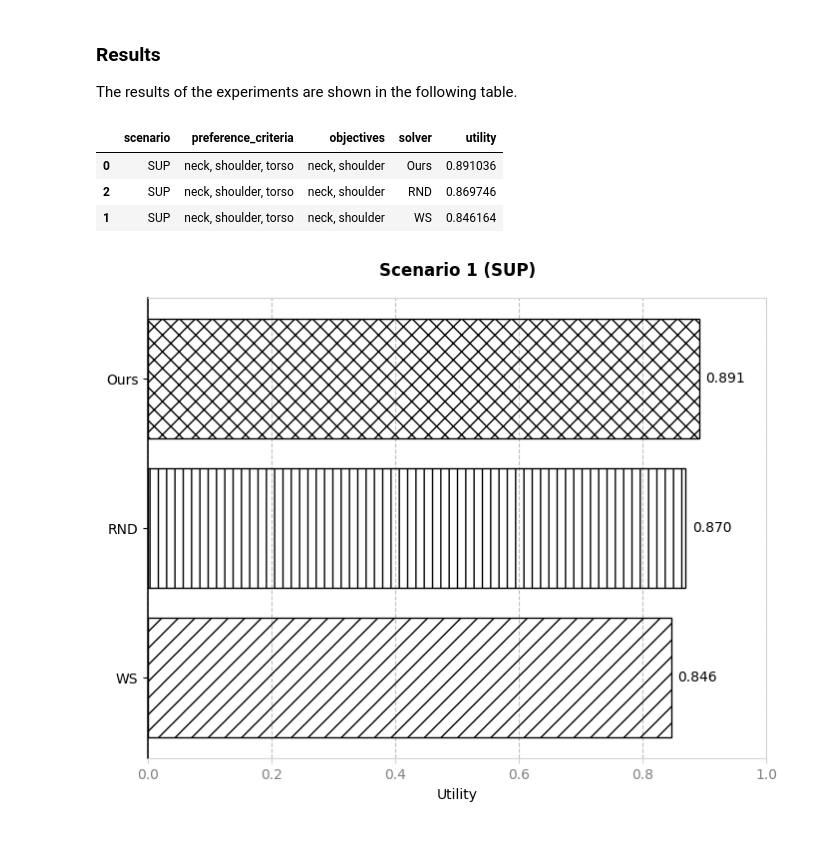
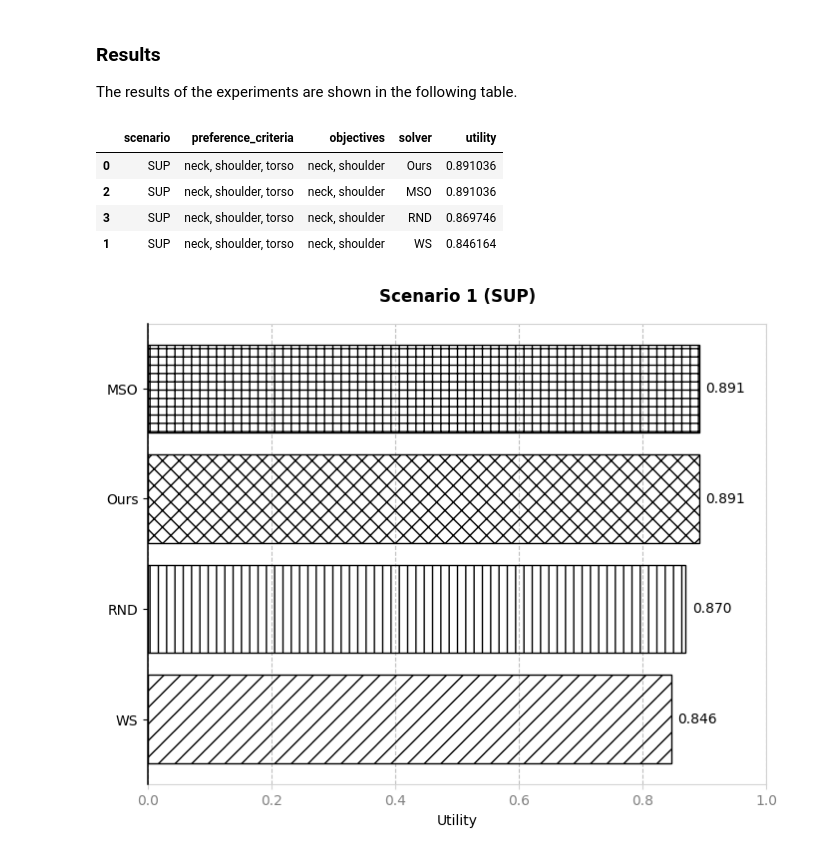
Before and after one commit to christophajohns/auit-pareto-solver, a Jupyter notebook: evaluation.ipynb, the cells around one changed output. Cells and saved outputs as stored; diff of their text form; code cells hidden in the pictures.

Commit message:
Implement single objectives solver

```diff
--- a/evaluation.ipynb
+++ b/evaluation.ipynb
@@ -94,3 +94,26 @@ Equally Weighted Sum Utility: 0.8461635646145993
 ### Baseline Solver 2: Multiple Single-Objective Solvers (MSO)
 
 The second baseline solver is a single-objective solver that is used for all objectives in the utility function.
+# %%
+import experiments.single_objectives_solver
+
+def get_utilities_of_single_objective_adaptations(problem, get_utility, verbose = False):
+    """Get the utilities of Pareto optimal adaptations."""
+    single_objectives_solver = experiments.single_objectives_solver.SingleObjectivesSolver(problem, pop=100, n_gen=100, seed=42)
+    single_objective_adaptations = single_objectives_solver.get_adaptations()
+    utilities = [get_utility(adaptation) for adaptation in single_objective_adaptations]
+    if verbose:
+        print(f"Adaptations (MSO): {len(single_objective_adaptations)} adaptations")
+        print("Utilities (MSO):", utilities)
+        print("Max Utility Adaptation (MSO):", single_objective_adaptations[np.argmax(utilities)])
+        print("Max Utility (MSO):", np.max(utilities))
+    return utilities
+
+utilities_for_mso_adaptations = get_utilities_of_single_objective_adaptations(problem, get_utility, verbose=True)
+results = results.append({
+    "scenario": "SUP",
+    "preference_criteria": ", ".join(SCENARIO_1_PREFERENCE_CRITERIA),
+    "objectives": ", ".join(SCENARIO_1_OBJECTIVES),
+    "solver": "MSO",
+    "utility": np.max(utilities_for_pareto_front_adaptations),
+}, ignore_index=True)
@@ -147,7 +175,8 @@ results[results["scenario"] == "SUP"].sort_values(by=["scenario", "utility"], as
 # %% [output]
 |  | scenario | preference_criteria | objectives | solver | utility |
 | 0 | SUP | neck, shoulder, torso | neck, shoulder | Ours | 0.891036 |
-| 2 | SUP | neck, shoulder, torso | neck, shoulder | RND | 0.869746 |
+| 2 | SUP | neck, shoulder, torso | neck, shoulder | MSO | 0.891036 |
+| 3 | SUP | neck, shoulder, torso | neck, shoulder | RND | 0.869746 |
 | 1 | SUP | neck, shoulder, torso | neck, shoulder | WS | 0.846164 |
 # %%
 # Visualize results for scenario 1 in a horizontal bar chart
@@ -173,34 +202,35 @@ def visualize_results(data, title):
     ax.spines["left"].set_color('k')
     # Set the left spine to be thick
     ax.spines["left"].set_linewidth(1.1)
+    ax.spines["left"].set_zorder(10)
     # Set the tick labels and axis labels color to grey
     ax.tick_params(axis="x", which="both", labelcolor='gray', color='lightgray')
     # Plot bars
     hatches = ["//", "||", "xx", "++", "oo", "**"]
     ax.barh(data["solver"], data["utility"],
         edgecolor="k",
         color="none",
         hatch=data["solver"].map(dict(zip(data["solver"].unique(), hatches))),
     )
     # Set y-axis
     ax.set_yticks(data["solver"])
     ax.set_yticklabels(data["solver"])
     # Set labels
     for i, (solver, utility) in enumerate(zip(data["solver"], data["utility"])):
         ax.text(utility + 0.01, i, f"{utility:.3f}", ha="left", va="center", color="k")
     # Return figure
     return fig
 
 def visualize_scenario_1(results):
     """Visualize the results for scenario 1."""
     # Get data
     data = results[results["scenario"] == "SUP"].sort_values(by=["scenario", "utility"], ascending=True)
     # Get figure
     fig = visualize_results(data, "Scenario 1 (SUP)")
     # Return figure
     return fig
 
 fig_scenario_1 = visualize_scenario_1(results)
 plt.show(fig_scenario_1)
 # %% [output]
-[figure, old version]
+[figure, new version]
```
Also changed, not shown: parts of 1 cell of this notebook, 2 other files.
